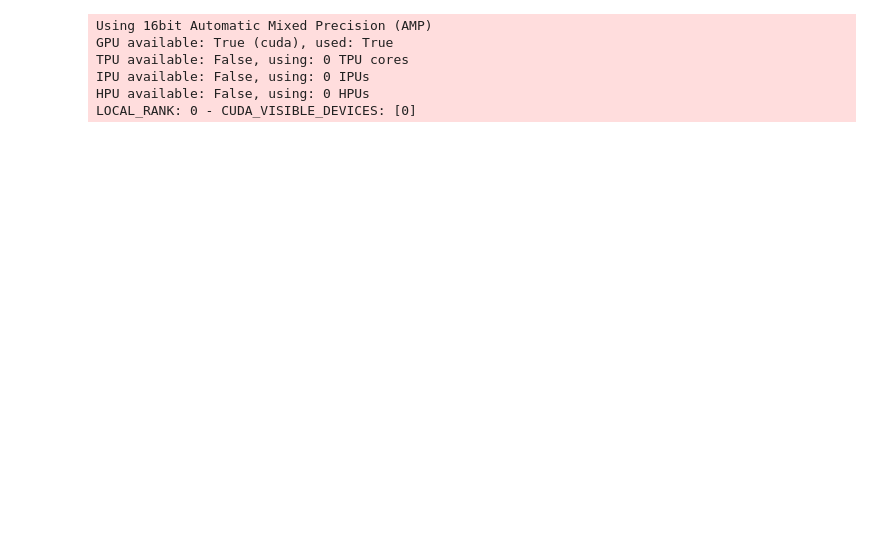
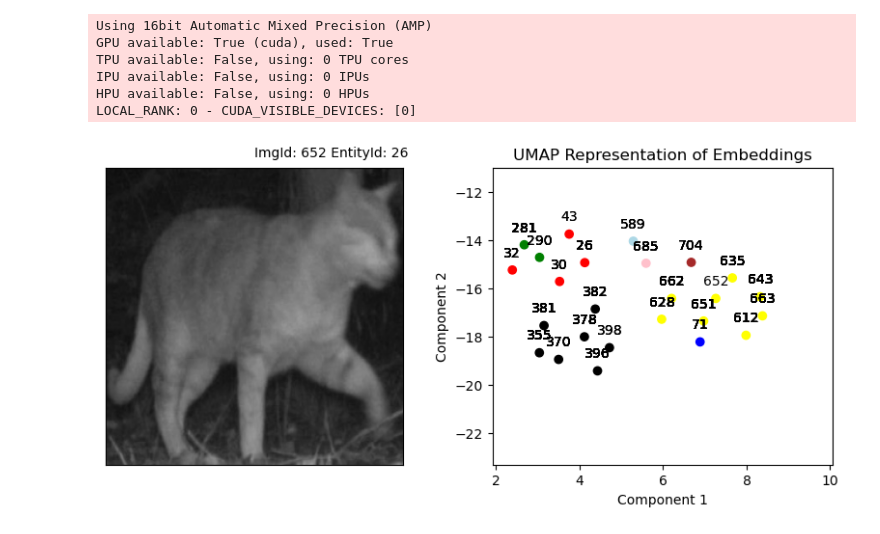
Before and after one commit to victorcaquilpan/PPGNet-Cat, a Jupyter notebook: demo.ipynb, the cells around one changed output. Saved outputs shown, nothing was run; the diff lists cells and outputs as text; code cells hidden in the pictures; blank space fills up the shorter version.

```diff
--- a/demo.ipynb
+++ b/demo.ipynb
@@ -79,0 +104,59 @@ LOCAL_RANK: 0 - CUDA_VISIBLE_DEVICES: [0]
+# %%
+# Create main plot
+fig, axes = plt.subplots(1, 2, figsize=(10, 4))
+
+# Initialize an empty image object in the first subplot
+img_obj = axes[0].imshow(np.zeros((1, 1, 3), dtype=np.uint8))
+axes[0].set(xticks = [], yticks = [])
+
+# Initialize a scatterplot in the second subplot
+scatter_plot = axes[1].scatter(umap_embeddings[0,0], umap_embeddings[0,1], c=color_samples[0])
+axes[1].set(xlabel = 'Component 1', ylabel = 'Component 2',title = 'UMAP Representation of Embeddings')
+
+
+# Define title
+title_text = axes[0].text(0.5, 1.05, "", transform=axes[0].transAxes, va='center')
+
+# Function to update the image and scatterplot in each animation frame
+def update(frame):
+
+    # Define data for cat images
+    img = Image.open(IMAGES_PATH + str(img_ids[frame]) + '.jpg')
+    img_obj.set_data(np.array(img))
+
+    # Set the title to the name of the current image
+    title_text.set_text('ImgId: ' + str(img_ids[frame]) + ' EntityId: ' + str(anno_sample['entityid'][frame]) + '                     ')
+
+    # Define the data for the scatterplot
+    x1 = umap_embeddings[:frame+1,0]
+    y1 = umap_embeddings[:frame+1,1]
+    c1 = color_samples[:frame+1]
+    data = np.stack([x1, y1]).T
+    scatter_plot.set_offsets(data)
+
+    # Set colors of points based on the 'labels' variable
+    scatter_plot.set_color(c1)
+
+    # Define the new limits
+    x_min, x_max = x1.min(), x1.max()
+    y_min, y_max = y1.min(), y1.max()
+    axes[1].set_xlim(x_min - 0.2*abs(x_min), x_max + 0.2*abs(x_max))
+    axes[1].set_ylim(y_min - 0.2*abs(y_min), y_max + 0.2*abs(y_max))
+
+    # Add labels to the scatterplot
+    for i, label in enumerate(img_ids[:frame+1]):
+        axes[1].annotate(label, (umap_embeddings[i,0], umap_embeddings[i,1]), textcoords="offset points", xytext=(0, 10), ha='center')
+
+    # Return the plots
+    return (img_obj, scatter_plot)
+
+# Create an animation that updates the image and scatterplot
+anim = animation.FuncAnimation(fig=fig, func=update, frames=len(img_ids), interval=1000)
+
+# Create animation
+anim.save(filename="pred_sample.gif", writer="pillow")
+
+# Show the animation
+plt.show()
+# %% [output]
+[figure, added]
```
Also changed, not shown: parts of 3 cells of this notebook, 54 other files.
